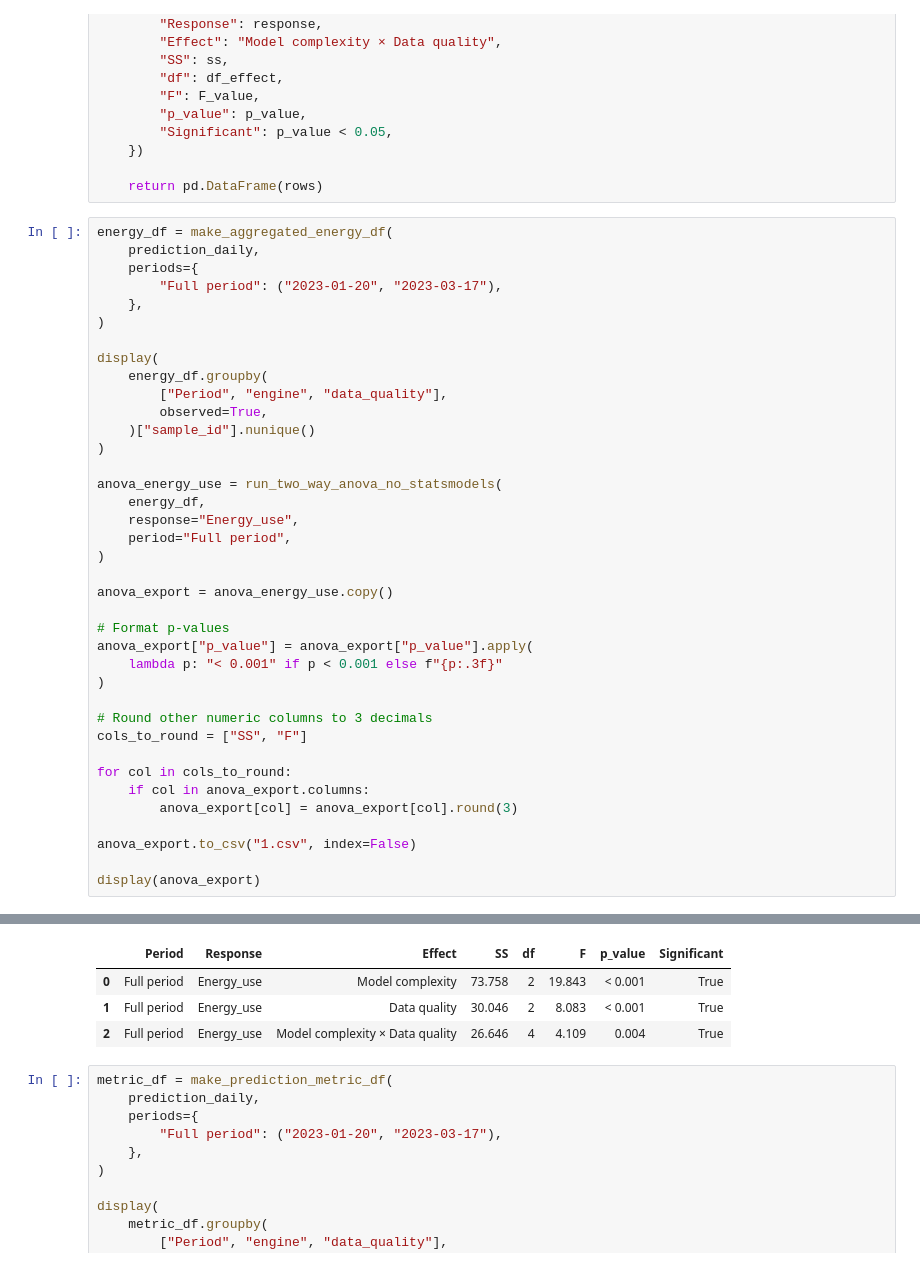
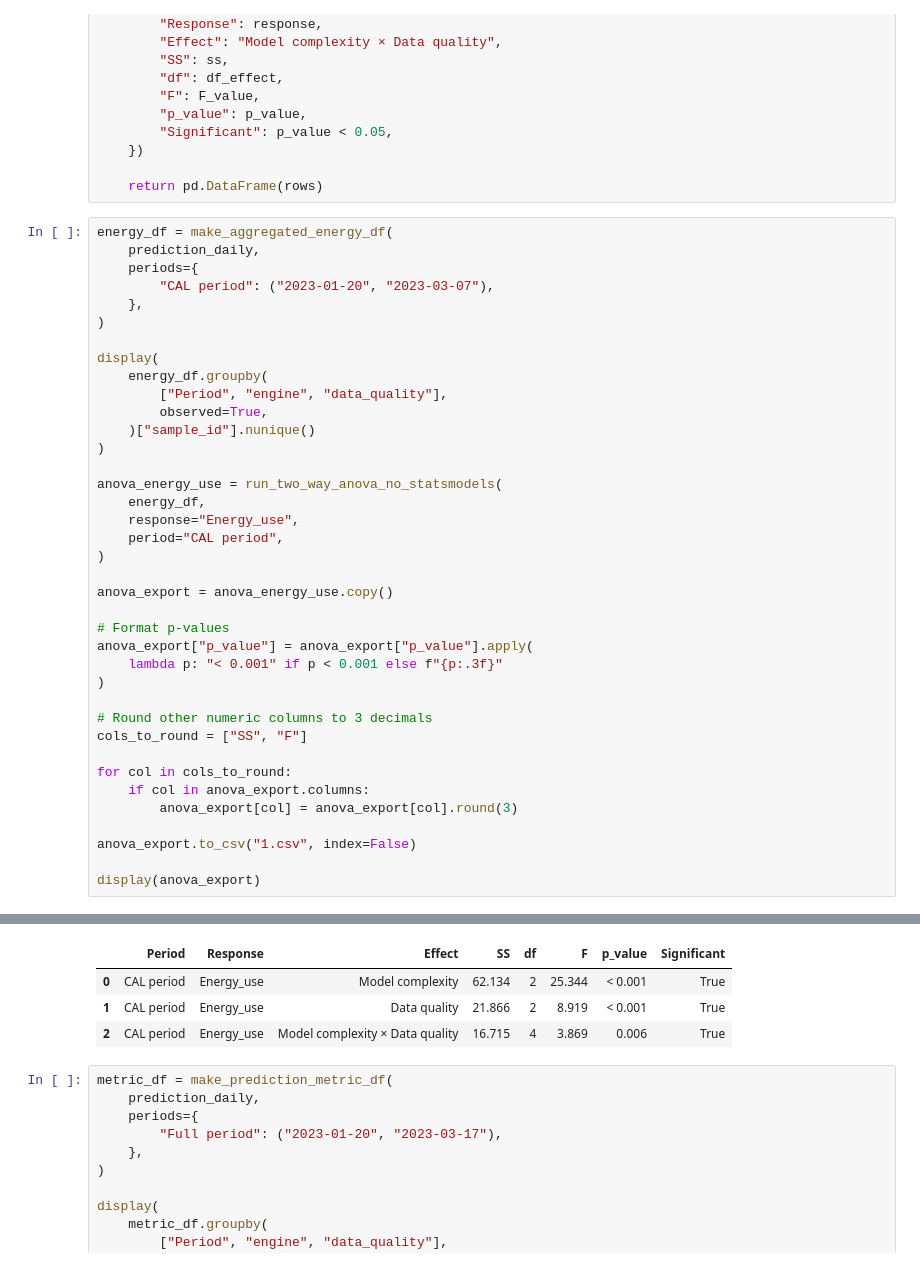
Before and after one commit to RuiBoGithub/RC_br, a Jupyter notebook: _3a_.ipynb, the cells around one changed output, grey strips where cells are left out. Cells and saved outputs as stored; diff of their text form.

```diff
--- a/_3a_.ipynb
+++ b/_3a_.ipynb
@@ -735,7 +735,7 @@ def run_two_way_anova_no_statsmodels(
 energy_df = make_aggregated_energy_df(
     prediction_daily,
     periods={
-        "Full period": ("2023-01-20", "2023-03-17"),
+        "CAL period": ("2023-01-20", "2023-03-07"),
     },
 )
 
@@ -749,7 +749,7 @@ display(
 anova_energy_use = run_two_way_anova_no_statsmodels(
     energy_df,
     response="Energy_use",
-    period="Full period",
+    period="CAL period",
 )
 
 anova_export = anova_energy_use.copy()
@@ -783,8 +783,8 @@ Full period  5R1C        LoD-1           10
 Name: sample_id, dtype: int64
 |  | Period | Response | Effect | SS | df | F | p_value | Significant |
-| 0 | Full period | Energy_use | Model complexity | 73.758 | 2 | 19.843 | < 0.001 | True |
-| 1 | Full period | Energy_use | Data quality | 30.046 | 2 | 8.083 | < 0.001 | True |
-| 2 | Full period | Energy_use | Model complexity × Data quality | 26.646 | 4 | 4.109 | 0.004 | True |
+| 0 | CAL period | Energy_use | Model complexity | 62.134 | 2 | 25.344 | < 0.001 | True |
+| 1 | CAL period | Energy_use | Data quality | 21.866 | 2 | 8.919 | < 0.001 | True |
+| 2 | CAL period | Energy_use | Model complexity × Data quality | 16.715 | 4 | 3.869 | 0.006 | True |
 # %%
 metric_df = make_prediction_metric_df(
     prediction_daily,
```
Also changed, not shown: parts of 3 cells of this notebook, 3 other files.
